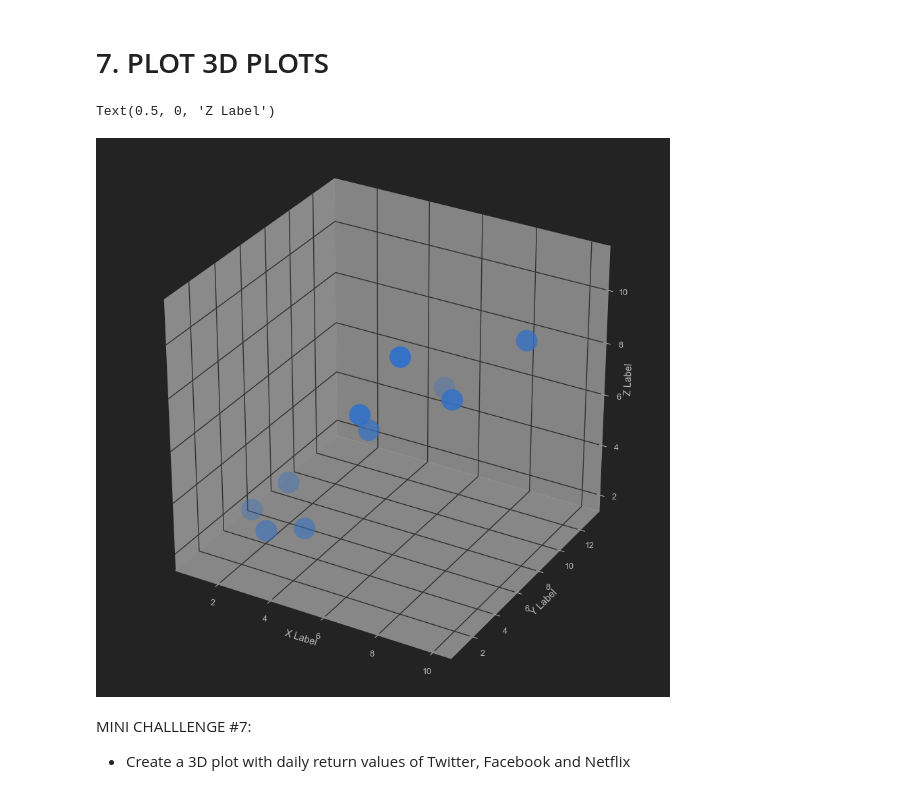
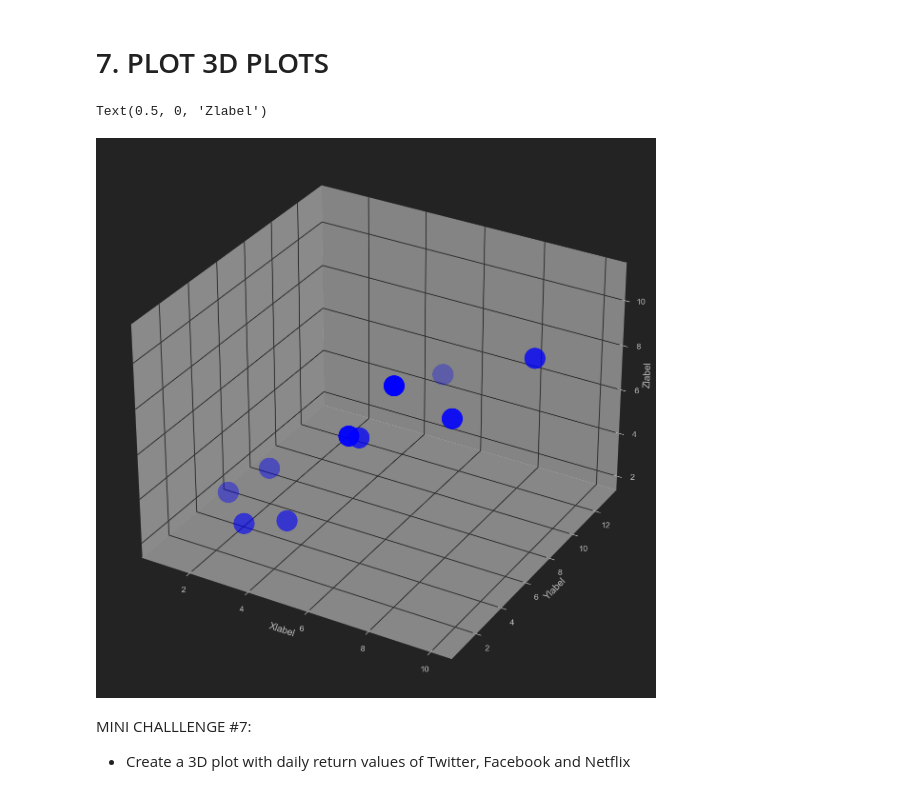
Before and after one commit to joe-trung/Matplotlib-and-seaborn, a Jupyter notebook: Notebook/Data Visualization with Python - Matplotlib and Seaborn.ipynb, the cells around one changed output. Drawn from its saved outputs; the diff is of its cells as text; code cells hidden in the pictures.

Commit message:
3d plots

```diff
--- a/Notebook/Data Visualization with Python - Matplotlib and Seaborn.ipynb
+++ b/Notebook/Data Visualization with Python - Matplotlib and Seaborn.ipynb
@@ -238,19 +239,24 @@ plt.grid()
 # %%
 # Toolkits are collections of application-specific functions that extend Matplotlib.
 # mpl_toolkits.mplot3d provides tools for basic 3D plotting.
 # https://matplotlib.org/mpl_toolkits/index.html
 
 from mpl_toolkits.mplot3d import Axes3D
 
 fig = plt.figure(figsize = (15, 15))
 ax = fig.add_subplot(111, projection = '3d')
 
 x = [1, 2, 3, 4, 5, 6, 7, 8, 9, 10]
 y = [5, 6, 2, 3, 13, 4, 1, 2, 4, 8]
 z = [2, 3, 3, 3, 5, 7, 9, 11, 9, 10]
+
+ax.scatter(x,y,z, color='blue',s=1000)
+ax.set_xlabel('Xlabel')
+ax.set_ylabel('Ylabel')
+ax.set_zlabel('Zlabel')
 # %% [output]
-Text(0.5, 0, 'Z Label')
+Text(0.5, 0, 'Zlabel')
-[figure, old version]
+[figure, new version]
 # %% [markdown]
 MINI CHALLLENGE #7:
 - Create a 3D plot with daily return values of Twitter, Facebook and Netflix
```
Also changed, not shown: parts of 2 cells of this notebook, 1 other file.
